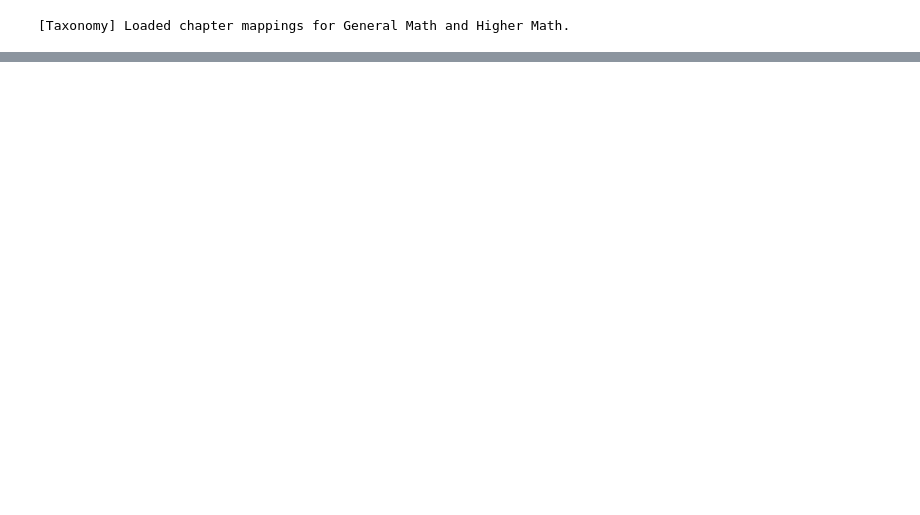
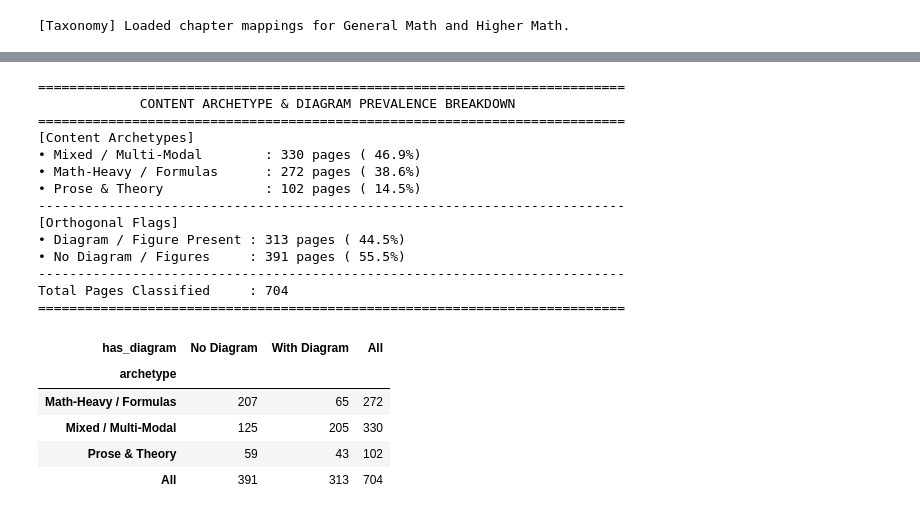
Before and after one commit to SeveredAsif/doc-agent-G04, a Jupyter notebook: notebooks/eda.ipynb, the cells around one changed output, grey strips where cells are left out. Saved outputs shown, nothing was run; the diff lists cells and outputs as text; code cells hidden in the pictures; blank space fills up the shorter version.

```diff
--- a/notebooks/eda.ipynb
+++ b/notebooks/eda.ipynb
@@ -624,0 +423,76 @@ print(f"[Done] Successfully exported {num_exported} annotated overlay images to
+# %%
+# Cell 6: Content Archetype Classification & Orthogonal Diagram Flagging
+
+# 1. Orthogonal Diagram / Figure Flag
+df_metrics["has_diagram"] = (df_metrics["num_figures"] >= 1) | (df_metrics["fig_area_frac"] >= 0.04)
+
+# 2. Core Structural Content Archetype Classification (3 Mutually Exclusive Types)
+def classify_page_archetype(row):
+    """Assigns mutually exclusive content structure archetype (Math-Heavy, Prose, Mixed)."""
+    # 1. Math-Heavy / Formula Derivations
+    if row["math_area_frac"] >= 0.12 or (row["num_math"] >= 5 and row["math_area_px"] > 0.5 * max(1, row["text_area_px"])):
+        return "Math-Heavy / Formulas"
+
+    # 2. Prose & Conceptual Theory
+    if row["text_area_frac"] >= 0.28 and row["math_area_frac"] < 0.05:
+        return "Prose & Theory"
+
+    # 3. Mixed / Multi-Modal Composite
+    return "Mixed / Multi-Modal"
+
+df_metrics["archetype"] = df_metrics.apply(classify_page_archetype, axis=1)
+
+# Combined multi-modal stratum for balanced stratification (Book x Archetype x Diagram)
+df_metrics["stratum"] = (
+    df_metrics["book"] + " — " + df_metrics["archetype"] +
+    df_metrics["has_diagram"].apply(lambda d: " [+Diagram]" if d else " [No Diagram]")
+)
+
+# Archetype & Diagram prevalence summary
+arch_counts = df_metrics["archetype"].value_counts()
+arch_pcts = (arch_counts / len(df_metrics)) * 100
+diag_count = df_metrics["has_diagram"].sum()
+diag_pct = (diag_count / len(df_metrics)) * 100
+
+print("=" * 75)
+print("             CONTENT ARCHETYPE & DIAGRAM PREVALENCE BREAKDOWN")
+print("=" * 75)
+print("[Content Archetypes]")
+for arch in arch_counts.index:
+    print(f"• {arch:<26} : {arch_counts[arch]:>3} pages ({arch_pcts[arch]:>5.1f}%)")
+print("-" * 75)
+print(f"[Orthogonal Flags]")
+print(f"• Diagram / Figure Present : {diag_count:>3} pages ({diag_pct:>5.1f}%)")
+print(f"• No Diagram / Figures     : {len(df_metrics) - diag_count:>3} pages ({100 - diag_pct:>5.1f}%)")
+print("-" * 75)
+print(f"Total Pages Classified     : {len(df_metrics)}")
+print("=" * 75)
+
+# Cross-tabulation: Archetype vs Diagram Presence
+crosstab_diag = pd.crosstab(
+    df_metrics["archetype"],
+    df_metrics["has_diagram"].map({True: "With Diagram", False: "No Diagram"}),
+    margins=True
+)
+display(crosstab_diag)
+# %% [output]
+===========================================================================
+             CONTENT ARCHETYPE & DIAGRAM PREVALENCE BREAKDOWN
+===========================================================================
+[Content Archetypes]
+• Mixed / Multi-Modal        : 330 pages ( 46.9%)
+• Math-Heavy / Formulas      : 272 pages ( 38.6%)
+• Prose & Theory             : 102 pages ( 14.5%)
+---------------------------------------------------------------------------
+[Orthogonal Flags]
+• Diagram / Figure Present : 313 pages ( 44.5%)
+• No Diagram / Figures     : 391 pages ( 55.5%)
+---------------------------------------------------------------------------
+Total Pages Classified     : 704
+===========================================================================
+| has_diagram | No Diagram | With Diagram | All |
+| archetype |  |  |  |
+| Math-Heavy / Formulas | 207 | 65 | 272 |
+| Mixed / Multi-Modal | 125 | 205 | 330 |
+| Prose & Theory | 59 | 43 | 102 |
+| All | 391 | 313 | 704 |
```
Also changed, not shown: parts of 12 cells of this notebook, 49 other files.
